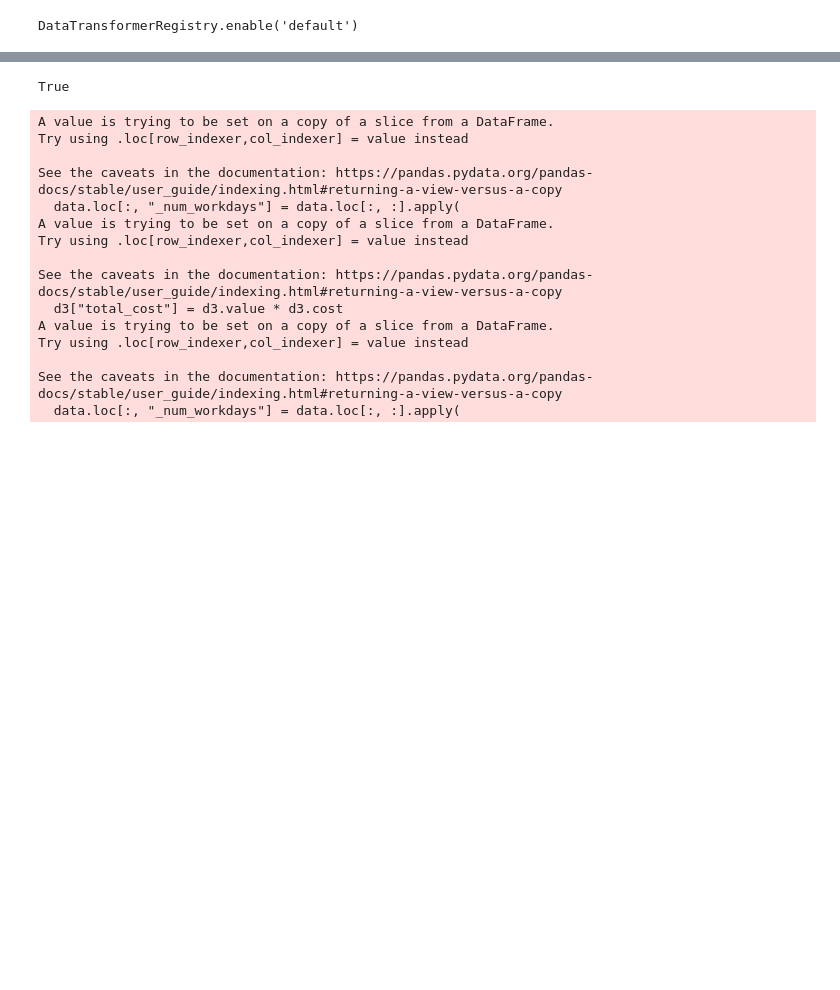
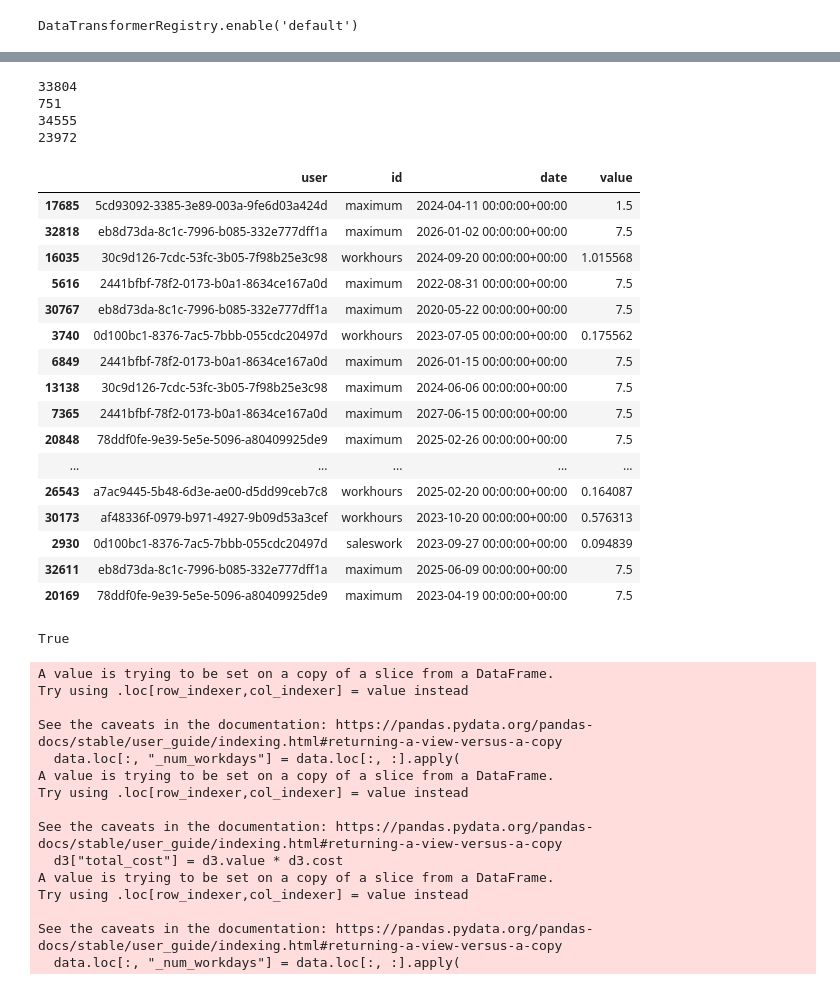
Before and after one commit to vreima/tie-dashboard, a Jupyter notebook: testing-notebook.ipynb, the cells around one changed output, grey strips where cells are left out. Saved outputs shown, nothing was run; the diff lists cells and outputs as text; code cells hidden in the pictures; blank space fills up the shorter version.

```diff
--- a/testing-notebook.ipynb
+++ b/testing-notebook.ipynb
@@ -34,13 +34,13 @@ alt.data_transformers.disable_max_rows()
 DataTransformerRegistry.enable('default')
 # %%
 t = arrow.utcnow()
-span = DateRange(arrow.Arrow(2023, 6, 1), arrow.Arrow(2023, 8, 1))
+span = DateRange(t.shift(months=-4).floor("month"), t.shift(months=2).ceil("month"))
 
 span_past, span_future = span.cut(arrow.utcnow())
 
 async with src.severa.client.Client() as f:
     hours = await f.fetch_hours(span)
-    billing = await f.fetch_billing(span)
+    # billing = await f.fetch_billing(span)
     # salesval = await f.fetch_salesvalue(span)
     # sales = await f.fetch_billing(span)
 
@@ -69,3 +93,7 @@ hours["cost"] = hours.user.map(us2)
 # %%
-hours
+base = src.database.Base("kpi-dev-02", "billing")
+billing_f = base.find({"forecast_date": arrow.utcnow().floor("day").datetime})
+
+base = src.database.Base("kpi-dev-02", "hours")
+hours_f = base.find({"forecast_date": arrow.utcnow().floor("day").datetime})
 # %% [output]
@@ -84,0 +227,49 @@ hours
+# %%
+a = billing.groupby(["user", "id", "date"])["value"].sum().reset_index()
+b = (
+    src.severa.process.cull_before(
+        src.severa.process.unravel(billing_f),
+        arrow.utcnow().floor("day"),
+        ["workhours", "billing"],
+        inclusive=False,
+    )
+    .groupby(["user", "id", "date"])["value"]
+    .sum()
+    .reset_index()
+)
+
+c = pd.concat([a, b], ignore_index=True)
+c  # 751
+cc = c.groupby(["user", "id", "date"])["value"].sum().reset_index()
+
+hours.groupby(["user", "id", "date"])["value"].sum().reset_index()
+hours[pd.isna(hours.date)]
+
+cols = list(set(hours.columns) & set(hours_f.columns))
+h1 = src.severa.process.sanitize_dates(
+    hours, ["date", "start_date", "end_date", "forecast_date"]
+)
+h2 = src.severa.process.sanitize_dates(
+    hours_f, ["date", "start_date", "end_date", "forecast_date"]
+)
+h = h1.merge(h2, on=cols, how="outer")
+
+x = (
+    src.severa.process.cull_before(
+        src.severa.process.unravel(h),
+        arrow.utcnow().floor("day"),
+        ["workhours", "saleswork", "abcenses", "billing"],
+        inclusive=False,
+    )
+    .groupby(["user", "id", "date"])["value"]
+    .sum()
+    .reset_index()
+)
+print(len(x))
+print(len(cc))
+
+z = pd.concat([x, cc], ignore_index=True)
+print(len(z))
+print(len(z[z.value != 0]))
+z[z.value != 0].sample(50)
+# %% [output]
@@ -85,3 +281,24 @@ hours
+33804
+751
+34555
+23972
+|  | user | id | date | value |
+| 17685 | 5cd93092-3385-3e89-003a-9fe6d03a424d | maximum | 2024-04-11 00:00:00+00:00 | 1.5 |
+| 32818 | eb8d73da-8c1c-7996-b085-332e777dff1a | maximum | 2026-01-02 00:00:00+00:00 | 7.5 |
+| 16035 | 30c9d126-7cdc-53fc-3b05-7f98b25e3c98 | workhours | 2024-09-20 00:00:00+00:00 | 1.015568 |
+| 5616 | 2441bfbf-78f2-0173-b0a1-8634ce167a0d | maximum | 2022-08-31 00:00:00+00:00 | 7.5 |
+| 30767 | eb8d73da-8c1c-7996-b085-332e777dff1a | maximum | 2020-05-22 00:00:00+00:00 | 7.5 |
+| 3740 | 0d100bc1-8376-7ac5-7bbb-055cdc20497d | workhours | 2023-07-05 00:00:00+00:00 | 0.175562 |
+| 6849 | 2441bfbf-78f2-0173-b0a1-8634ce167a0d | maximum | 2026-01-15 00:00:00+00:00 | 7.5 |
+| 13138 | 30c9d126-7cdc-53fc-3b05-7f98b25e3c98 | maximum | 2024-06-06 00:00:00+00:00 | 7.5 |
+| 7365 | 2441bfbf-78f2-0173-b0a1-8634ce167a0d | maximum | 2027-06-15 00:00:00+00:00 | 7.5 |
+| 20848 | 78ddf0fe-9e39-5e5e-5096-a80409925de9 | maximum | 2025-02-26 00:00:00+00:00 | 7.5 |
+| ... | ... | ... | ... | ... |
+| 26543 | a7ac9445-5b48-6d3e-ae00-d5dd99ceb7c8 | workhours | 2025-02-20 00:00:00+00:00 | 0.164087 |
+| 30173 | af48336f-0979-b971-4927-9b09d53a3cef | workhours | 2023-10-20 00:00:00+00:00 | 0.576313 |
+| 2930 | 0d100bc1-8376-7ac5-7bbb-055cdc20497d | saleswork | 2023-09-27 00:00:00+00:00 | 0.094839 |
+| 32611 | eb8d73da-8c1c-7996-b085-332e777dff1a | maximum | 2025-06-09 00:00:00+00:00 | 7.5 |
+| 20169 | 78ddf0fe-9e39-5e5e-5096-a80409925de9 | maximum | 2023-04-19 00:00:00+00:00 | 7.5 |
 # %%
 # print(hours.dtypes)
 
```
Also changed, not shown: parts of 5 cells of this notebook, 38 other files.
